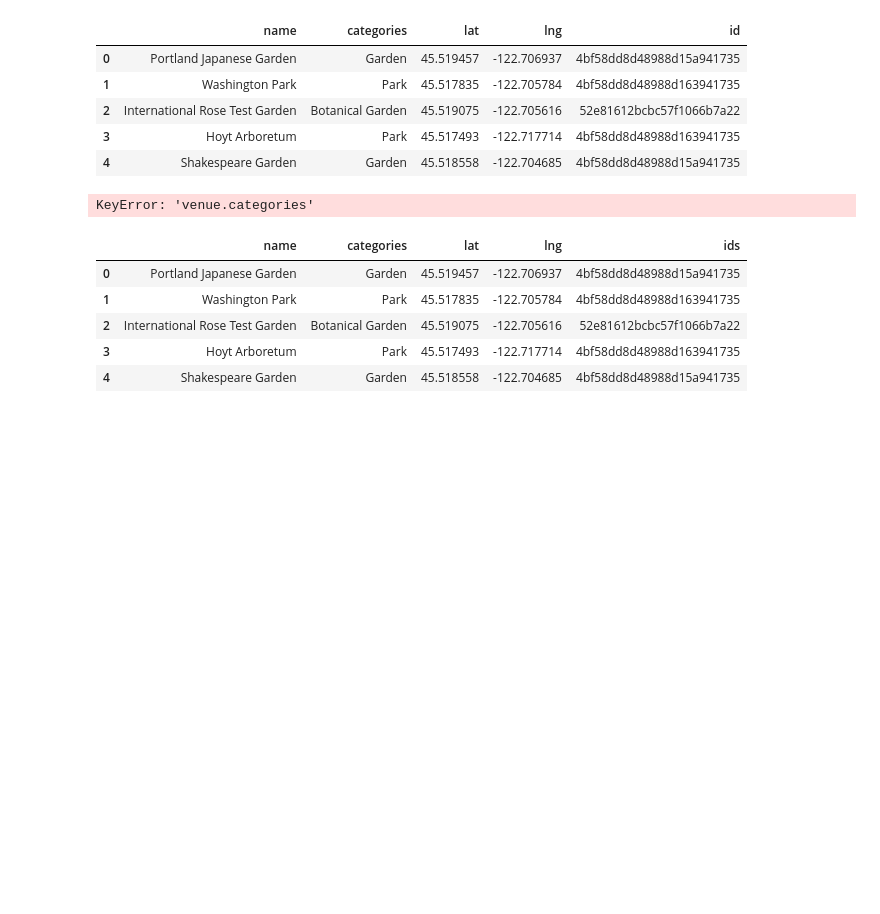
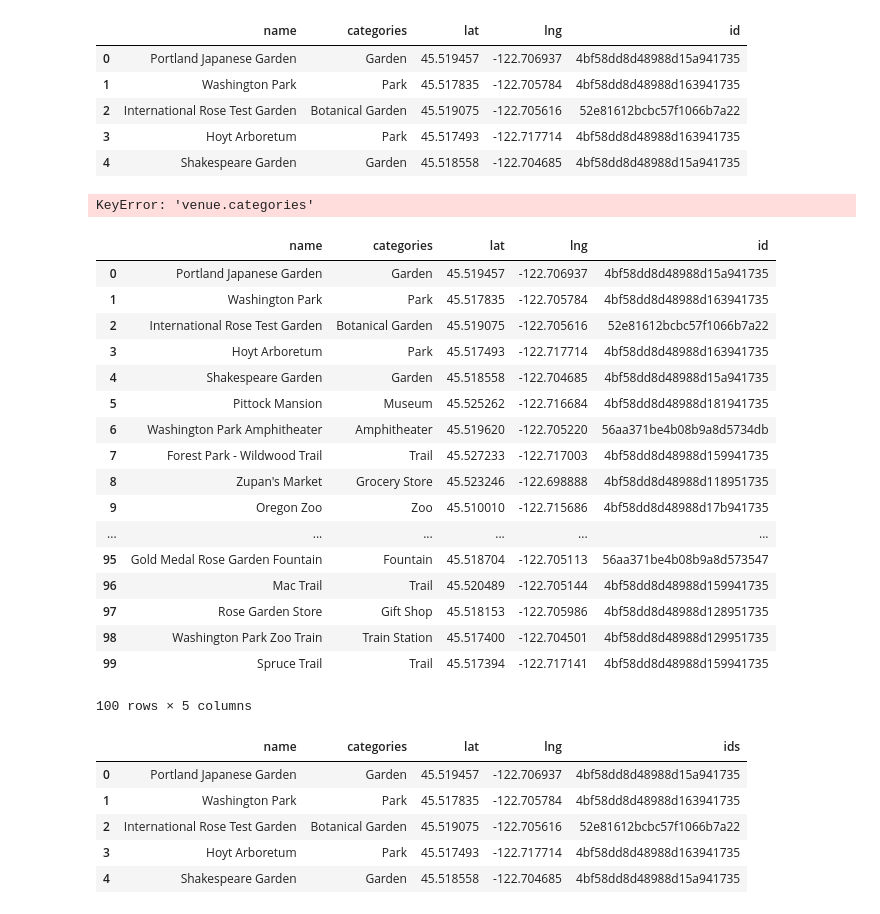
Before and after one commit to ExtraLime/Coursea_Capstone, a Jupyter notebook: pdx.ipynb, the cells around one changed output. Saved outputs shown, nothing was run; the diff lists cells and outputs as text; code cells hidden in the pictures; blank space fills up the shorter version.

```diff
--- a/pdx.ipynb
+++ b/pdx.ipynb
@@ -966,7 +1043,26 @@ ids = [ c_venues['venue.categories'][i][0]['id'] for i in range(len(c_venues['ve
 # %% [output]
 KeyError: 'venue.categories'
 # %%
-c_venues['ids'] = ids
+c_venues
+# %% [output]
+|  | name | categories | lat | lng | id |
+| 0 | Portland Japanese Garden | Garden | 45.519457 | -122.706937 | 4bf58dd8d48988d15a941735 |
+| 1 | Washington Park | Park | 45.517835 | -122.705784 | 4bf58dd8d48988d163941735 |
+| 2 | International Rose Test Garden | Botanical Garden | 45.519075 | -122.705616 | 52e81612bcbc57f1066b7a22 |
+| 3 | Hoyt Arboretum | Park | 45.517493 | -122.717714 | 4bf58dd8d48988d163941735 |
+| 4 | Shakespeare Garden | Garden | 45.518558 | -122.704685 | 4bf58dd8d48988d15a941735 |
+| 5 | Pittock Mansion | Museum | 45.525262 | -122.716684 | 4bf58dd8d48988d181941735 |
+| 6 | Washington Park Amphitheater | Amphitheater | 45.519620 | -122.705220 | 56aa371be4b08b9a8d5734db |
+| 7 | Forest Park - Wildwood Trail | Trail | 45.527233 | -122.717003 | 4bf58dd8d48988d159941735 |
+| 8 | Zupan's Market | Grocery Store | 45.523246 | -122.698888 | 4bf58dd8d48988d118951735 |
+| 9 | Oregon Zoo | Zoo | 45.510010 | -122.715686 | 4bf58dd8d48988d17b941735 |
+| ... | ... | ... | ... | ... | ... |
+| 95 | Gold Medal Rose Garden Fountain | Fountain | 45.518704 | -122.705113 | 56aa371be4b08b9a8d573547 |
+| 96 | Mac Trail | Trail | 45.520489 | -122.705144 | 4bf58dd8d48988d159941735 |
+| 97 | Rose Garden Store | Gift Shop | 45.518153 | -122.705986 | 4bf58dd8d48988d128951735 |
+| 98 | Washington Park Zoo Train | Train Station | 45.517400 | -122.704501 | 4bf58dd8d48988d129951735 |
+| 99 | Spruce Trail | Trail | 45.517394 | -122.717141 | 4bf58dd8d48988d159941735 |
+100 rows × 5 columns
 # %%
 c_venues.head()
 # %% [output]
```
Also changed, not shown: parts of 9 cells of this notebook.
